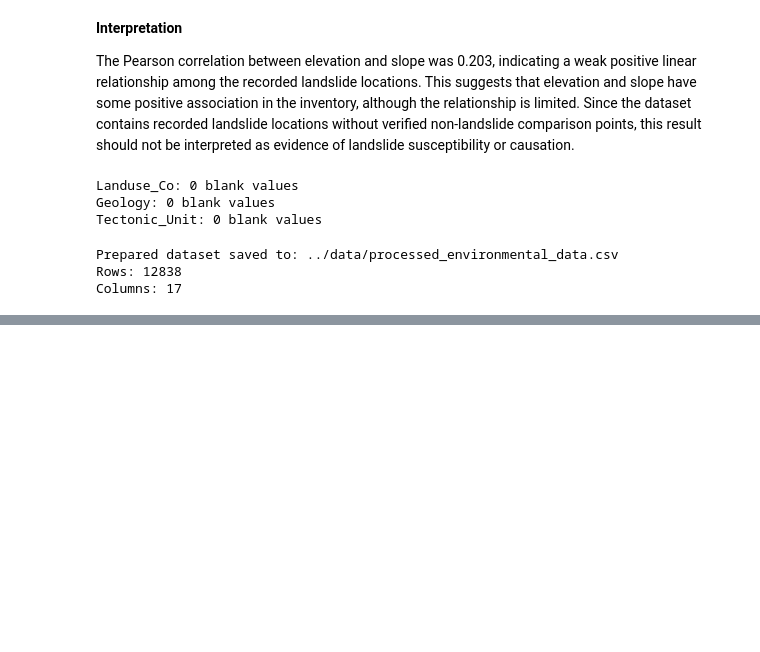
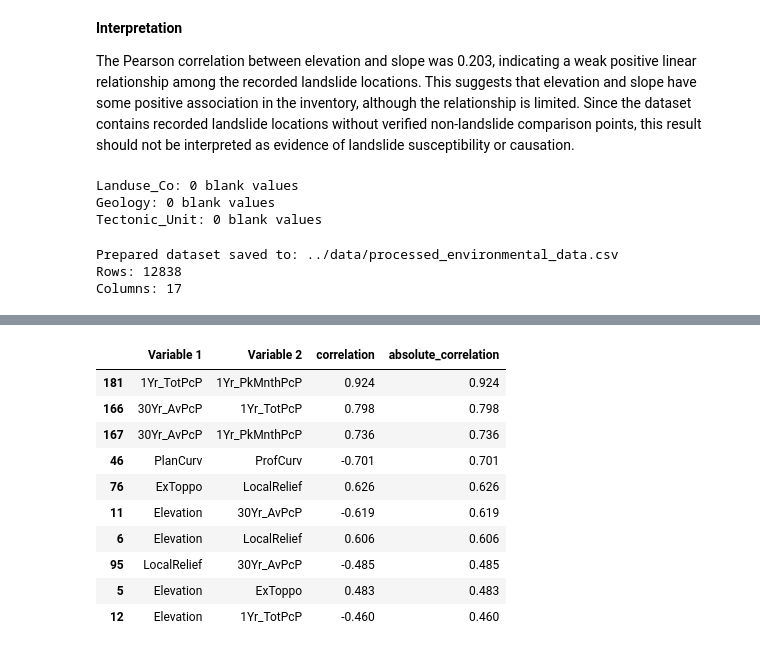
Before and after one commit to Prasuna-Pokharel/nepal-landslide-ml, a Jupyter notebook: notebooks/01_data_exploration.ipynb, the cells around one changed output, grey strips where cells are left out. Drawn from its saved outputs; the diff is of its cells as text; code cells hidden in the pictures; blank space fills up the shorter version.

```diff
--- a/notebooks/01_data_exploration.ipynb
+++ b/notebooks/01_data_exploration.ipynb
@@ -1232,0 +1258,42 @@ Columns: 17
+# %%
+# Calculate correlations between numerical environmental variables
+numeric_df = clean_environment_df.select_dtypes(include="number")
+
+corr_matrix = numeric_df.corr()
+
+# Keep only unique pairs and remove self-correlations
+import numpy as np
+
+upper_triangle = corr_matrix.where(
+    np.triu(np.ones(corr_matrix.shape), k=1).astype(bool)
+)
+
+# List the 10 strongest correlations by absolute value
+strong_correlations = (
+    upper_triangle.stack()
+    .rename("correlation")
+    .reset_index()
+    .rename(columns={"level_0": "Variable 1", "level_1": "Variable 2"})
+)
+
+strong_correlations["absolute_correlation"] = (
+    strong_correlations["correlation"].abs()
+)
+
+strong_correlations = strong_correlations.sort_values(
+    "absolute_correlation", ascending=False
+).head(10)
+
+display(strong_correlations.round(3))
+# %% [output]
+|  | Variable 1 | Variable 2 | correlation | absolute_correlation |
+| 181 | 1Yr_TotPcP | 1Yr_PkMnthPcP | 0.924 | 0.924 |
+| 166 | 30Yr_AvPcP | 1Yr_TotPcP | 0.798 | 0.798 |
+| 167 | 30Yr_AvPcP | 1Yr_PkMnthPcP | 0.736 | 0.736 |
+| 46 | PlanCurv | ProfCurv | -0.701 | 0.701 |
+| 76 | ExToppo | LocalRelief | 0.626 | 0.626 |
+| 11 | Elevation | 30Yr_AvPcP | -0.619 | 0.619 |
+| 6 | Elevation | LocalRelief | 0.606 | 0.606 |
+| 95 | LocalRelief | 30Yr_AvPcP | -0.485 | 0.485 |
+| 5 | Elevation | ExToppo | 0.483 | 0.483 |
+| 12 | Elevation | 1Yr_TotPcP | -0.460 | 0.460 |
```
Also changed, not shown: parts of 3 cells of this notebook.
